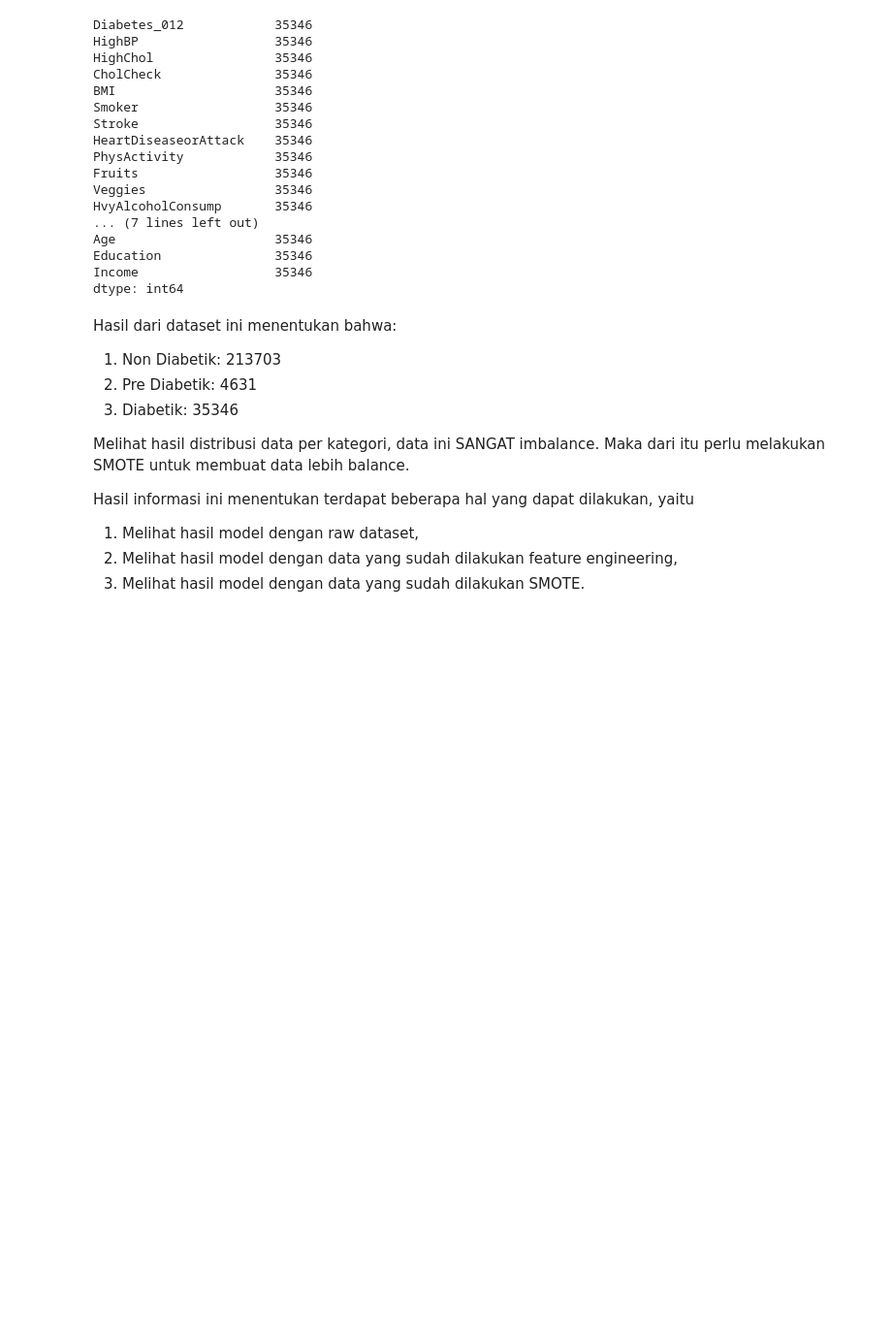
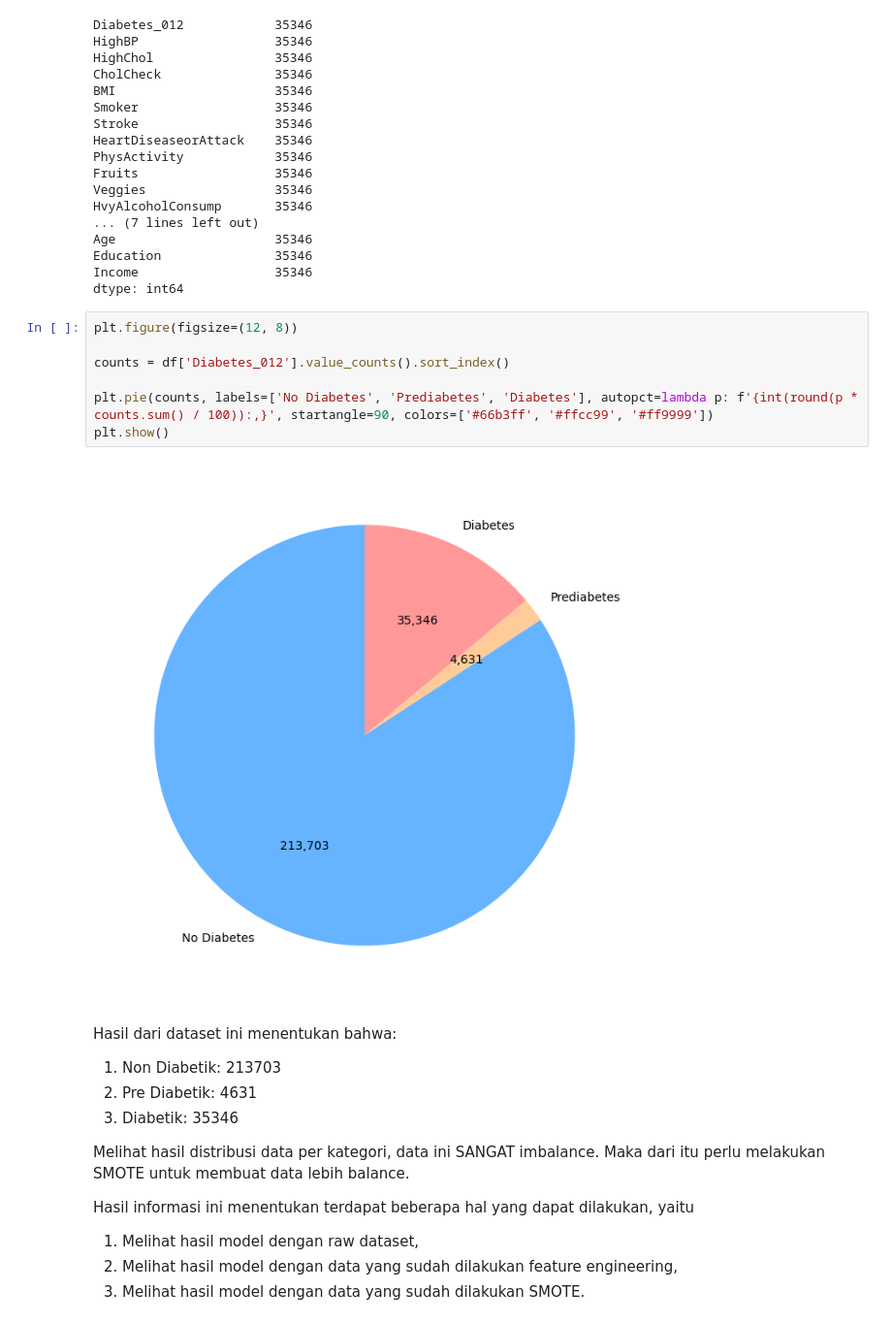
Before and after one commit to FaradayB/Hacktiv8-Assignments, a Jupyter notebook: Mini Project 2/mini_project_2_FaradayBarrFatahillah.ipynb, the cells around one changed output. Shown at 97% size. Drawn from its saved outputs; the diff is of its cells as text; blank space fills up the shorter version.

```diff
--- a/Mini Project 2/mini_project_2_FaradayBarrFatahillah.ipynb
+++ b/Mini Project 2/mini_project_2_FaradayBarrFatahillah.ipynb
@@ -242,6 +251,15 @@ Age                     35346
 Education               35346
 Income                  35346
 dtype: int64
+# %%
+plt.figure(figsize=(12, 8))
+
+counts = df['Diabetes_012'].value_counts().sort_index()
+
+plt.pie(counts, labels=['No Diabetes', 'Prediabetes', 'Diabetes'], autopct=lambda p: f'{int(round(p * counts.sum() / 100)):,}', startangle=90, colors=['#66b3ff', '#ffcc99', '#ff9999'])
+plt.show()
+# %% [output]
+[figure, added]
 # %% [markdown]
 Hasil dari dataset ini menentukan bahwa:
 1. Non Diabetik: 213703
```
Also changed, not shown: parts of 50 cells of this notebook, 1 other file.
